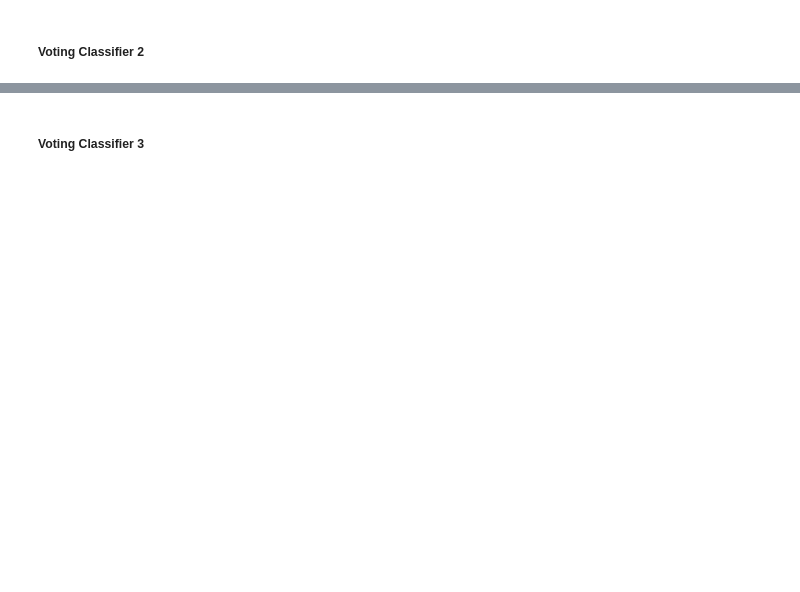
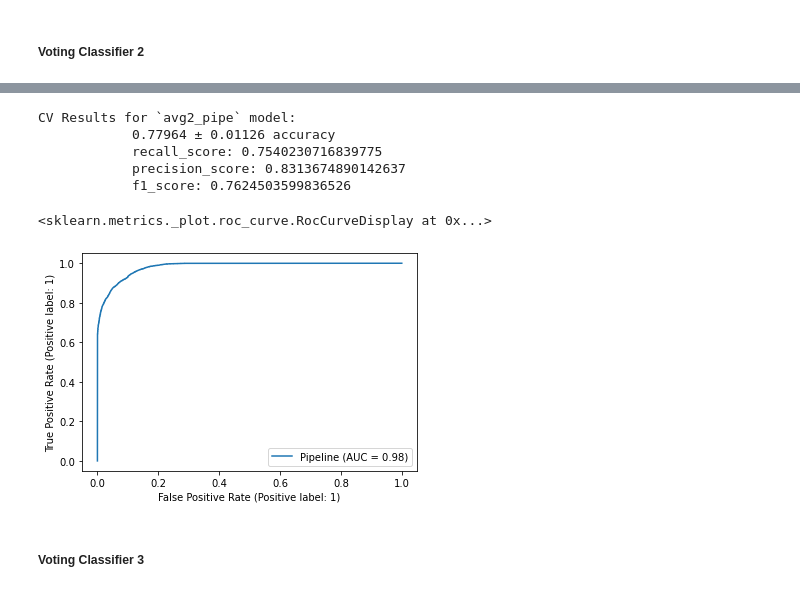
Before and after one commit to ZachRauch/Flu-Shot-Learning, a Jupyter notebook: Workspace/Workflow_With_Seasonal.ipynb, the cells around one changed output, grey strips where cells are left out. Drawn from its saved outputs; the diff is of its cells as text; code cells hidden in the pictures; blank space fills up the shorter version.

```diff
--- a/Workspace/Workflow_With_Seasonal.ipynb
+++ b/Workspace/Workflow_With_Seasonal.ipynb
@@ -988,0 +1086,2 @@ CV Results for `bag_pipe` model:
+# %%
+gs_bag = GridSearchCV(estimator=bag_model_pipe, param_grid=params, cv=10)
@@ -1062,3 +1209,18 @@ KeyboardInterrupt:
+# %%
+avg2_pipe.print_cv_summary()
+
+#pickle.dump(avg2_summary, open(avg2_model, 'wb')) #9m 38s
+# %% [output]
+CV Results for `avg2_pipe` model:
+            0.77964 ± 0.01126 accuracy
+            recall_score: 0.7540230716839775
+            precision_score: 0.8313674890142637
+            f1_score: 0.7624503599836526
+# %%
+plot_roc_curve(avg2_model_pipe.fit(X_train1, y_train1), X_train1, y_train1);
+# %% [output]
+<sklearn.metrics._plot.roc_curve.RocCurveDisplay at 0x...>
+[figure, added]
 # %% [markdown]
 ##### Voting Classifier 3
 # %%
```
Also changed, not shown: parts of 102 cells of this notebook, 19 other files.
